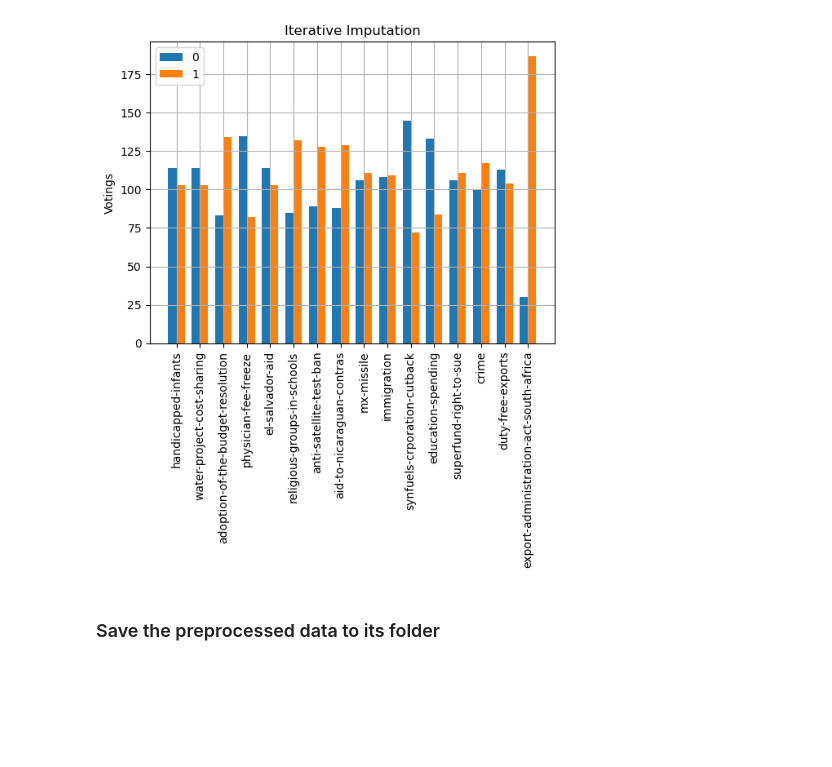
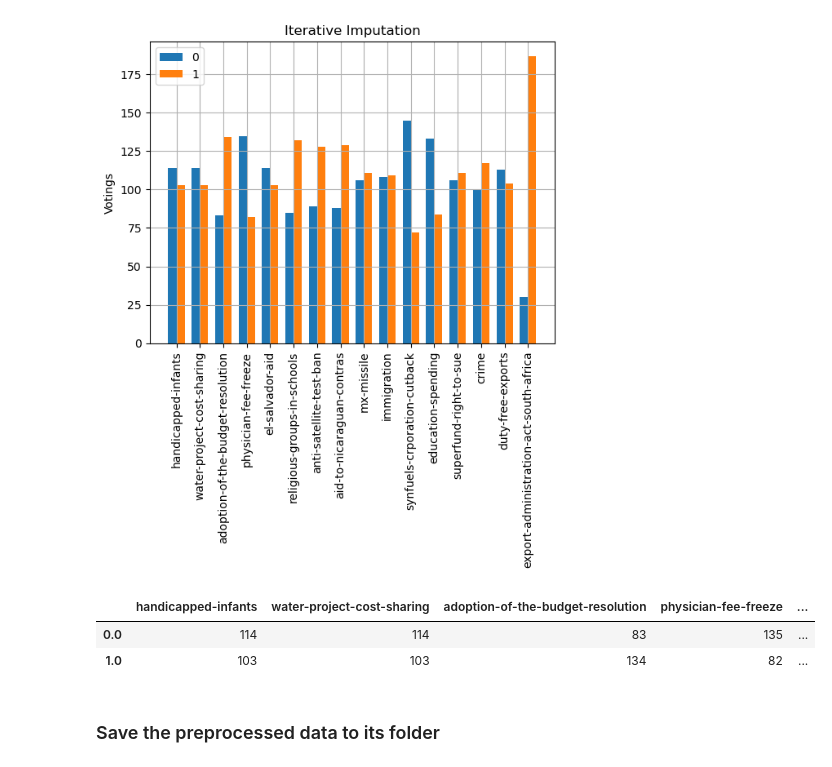
Before and after one commit to izsom/MachineLearning23ws, a Jupyter notebook: Exercise1/congressional_data.ipynb, the cells around one changed output. Cells and saved outputs as stored; diff of their text form; code cells hidden in the pictures; blank space fills up the shorter version.

```diff
--- a/Exercise1/congressional_data.ipynb
+++ b/Exercise1/congressional_data.ipynb
@@ -265,6 +265,12 @@ plt.grid()
 [figure]
 [figure]
 [figure]
+# %%
+iter_imput_sumup
+# %% [output]
+|  | handicapped-infants | water-project-cost-sharing | adoption-of-the-budget-resolution | physician-fee-freeze | ... |
+| 0.0 | 114 | 114 | 83 | 135 | ... |
+| 1.0 | 103 | 103 | 134 | 82 | ... |
 # %% [markdown]
 ### Save the preprocessed data to its folder
 # %%
```
Also changed, not shown: 3 other files.
